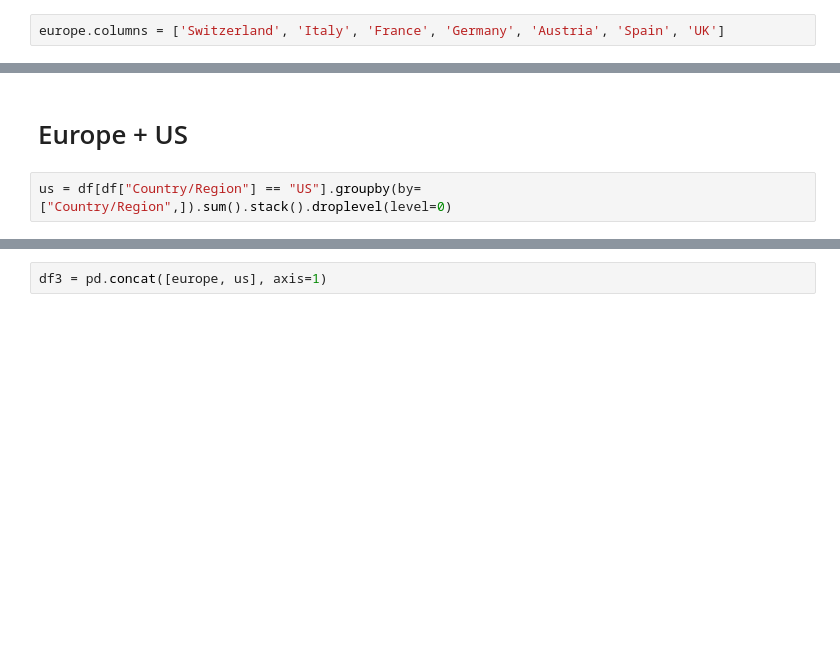
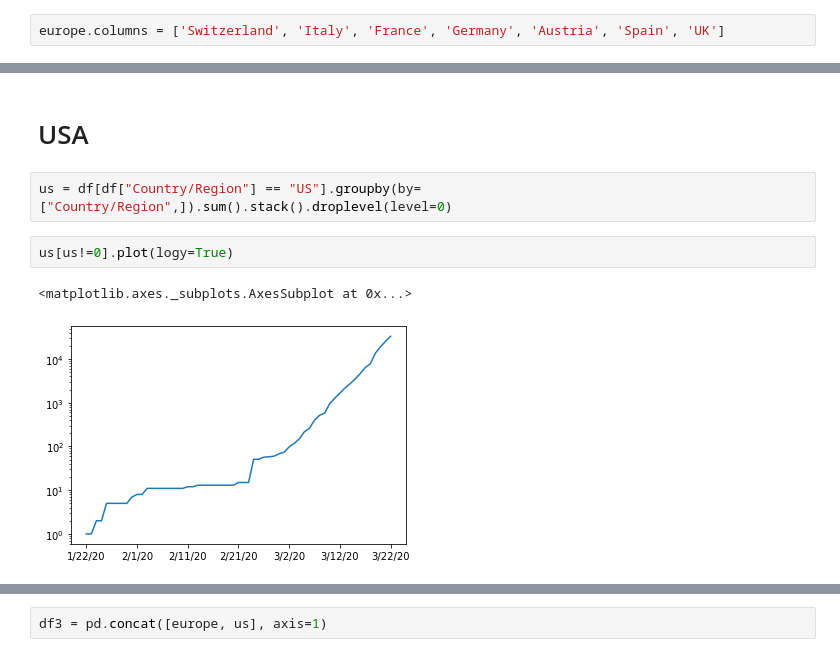
Before and after one commit to jpmieville/COVID-19_data_analyis, a Jupyter notebook: covid19_data_analysis.ipynb, the cells around one changed output, grey strips where cells are left out. Cells and saved outputs as stored; diff of their text form; blank space fills up the shorter version.

```diff
--- a/covid19_data_analysis.ipynb
+++ b/covid19_data_analysis.ipynb
@@ -97,4 +97,9 @@ europe[32:].plot()
-# %% [markdown]
-# Europe + US
+# %% [markdown]
+# USA
 # %%
 us = df[df["Country/Region"] == "US"].groupby(by=["Country/Region",]).sum().stack().droplevel(level=0)
+# %%
+us[us!=0].plot(logy=True)
+# %% [output]
+<matplotlib.axes._subplots.AxesSubplot at 0x...>
+[figure, added]
```
Also changed, not shown: parts of 28 cells of this notebook.
